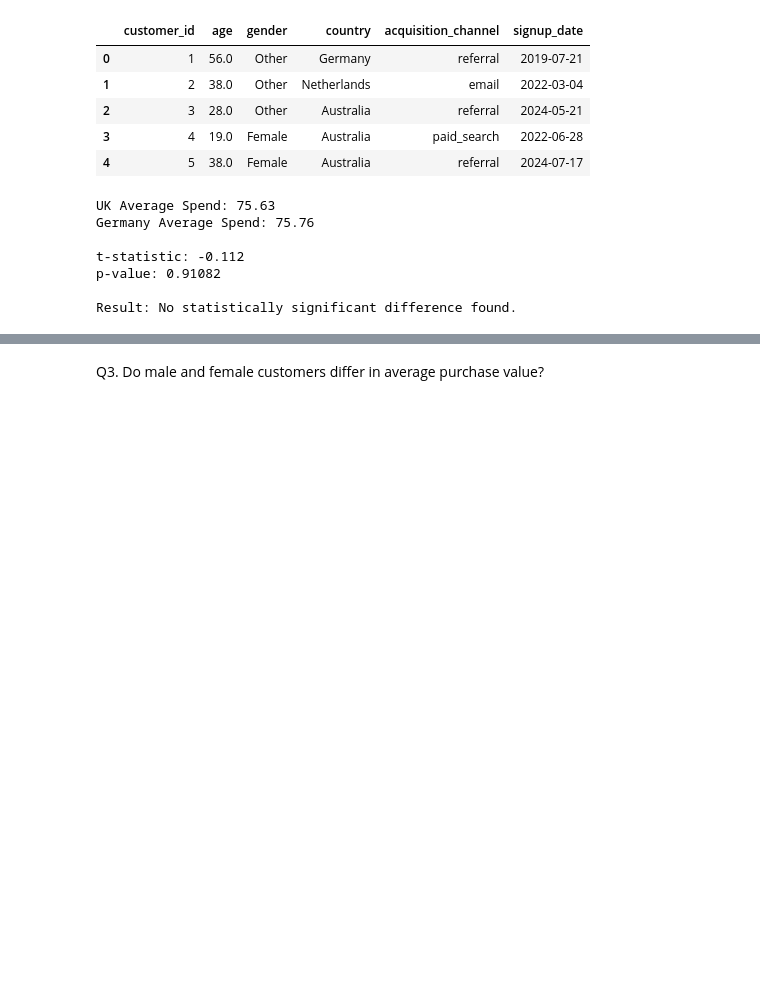
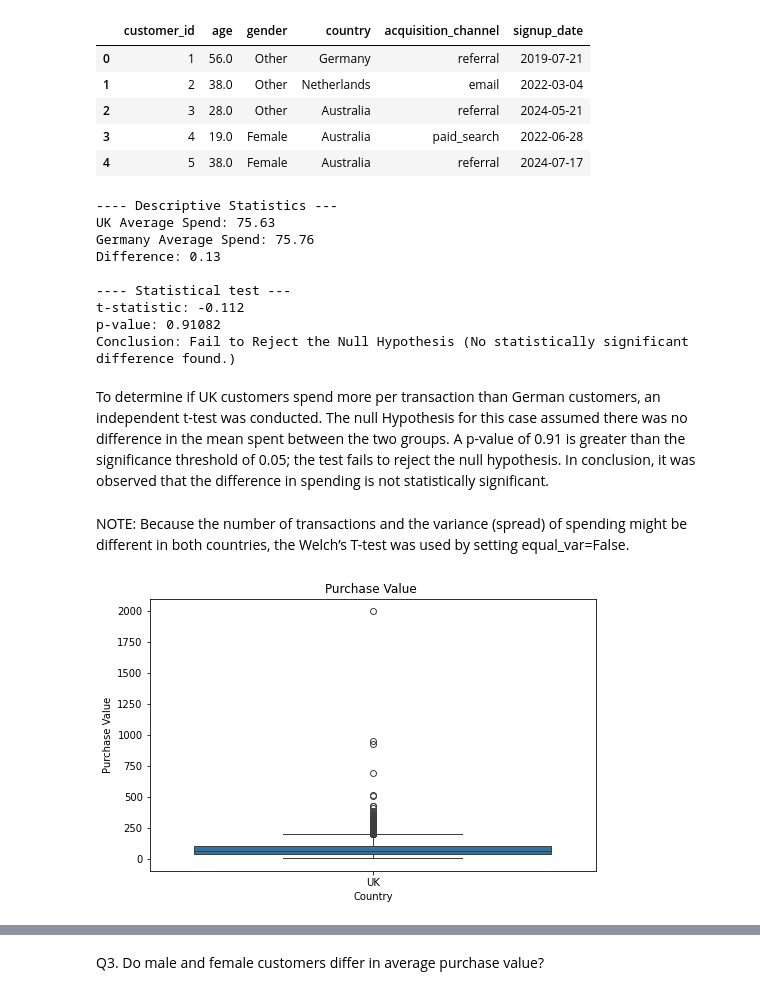
Before and after one commit to ledagale27/Mayerfeld_Hw2, a Jupyter notebook: hw_2_project (1).ipynb, the cells around one changed output, grey strips where cells are left out. Drawn from its saved outputs; the diff is of its cells as text; code cells hidden in the pictures; blank space fills up the shorter version.

```diff
--- a/hw_2_project (1).ipynb
+++ b/hw_2_project (1).ipynb
@@ -60,30 +60,47 @@ uk_customers = customers_transactions[customers_transactions["country"] == "UK"]
 germany_customers = customers_transactions[customers_transactions["country"] == "Germany"]["purchase_value"]
 
 # Getting a brief descriptive statistics
+print(f'---- Descriptive Statistics ---')
 print(f'UK Average Spend: {uk_customers.mean():.2f}')
 print(f'Germany Average Spend: {germany_customers.mean():.2f}')
+print(f"Difference: {abs(uk_customers.mean() - germany_customers.mean()):.2f}")
 
 # Statisticar test (T-test)
-t_stat, p_value = ttest_ind(uk_customers, germany_customers)
+t_stat, p_value = ttest_ind(uk_customers, germany_customers, equal_var = False)
 
-print(f'\nt-statistic: {t_stat:.3f}')
+print(f'\n---- Statistical test ---')
+print(f't-statistic: {t_stat:.3f}')
 print(f'p-value: {p_value:.5f}')
 
 # Interpretation
 alpha = 0.05
 if p_value < alpha:
-    print("\nResult: Significant difference found.")
-    if uk_customers.mean() > germany_customers.mean():
-        print("Conclusion: UK customers spend significantly more per transaction.")
-    else:
-        print("Conclusion: Germany customers spend significantly more per transaction.")
+    print("Conclusion: Reject the Null Hypothesis (Statistically Significant difference found.)")
 else:
-    print("\nResult: No statistically significant difference found.")
+    print("Conclusion: Fail to Reject the Null Hypothesis (No statistically significant difference found.)")
 # %% [output]
+---- Descriptive Statistics ---
 UK Average Spend: 75.63
 Germany Average Spend: 75.76
+Difference: 0.13
 
+---- Statistical test ---
 t-statistic: -0.112
 p-value: 0.91082
-
-Result: No statistically significant difference found.
+Conclusion: Fail to Reject the Null Hypothesis (No statistically significant difference found.)
+# %% [markdown]
+To determine if UK customers spend more per transaction than German customers, an independent t-test was conducted. The null Hypothesis for this case assumed there was no difference in the mean spent between the two groups. A p-value of 0.91 is greater than the significance threshold of 0.05; the test fails to reject the null hypothesis. In conclusion, it was observed that the difference in spending is not statistically significant.
+# %% [markdown]
+NOTE: Because the number of transactions and the variance (spread) of spending might be different in both countries, the Welch’s T-test was used by setting equal_var=False.
+# %%
+plt.figure(figsize=(8,5))
+sns.boxplot(x="country", y="purchase_value",
+            data= customers_transactions[customers_transactions["country"] == "UK"])
+
+plt.title("Purchase Value ")
+plt.xlabel("Country")
+plt.ylabel("Purchase Value")
+
+plt.show()
+# %% [output]
+[figure, added]
```
Also changed, not shown: parts of 7 cells of this notebook.
